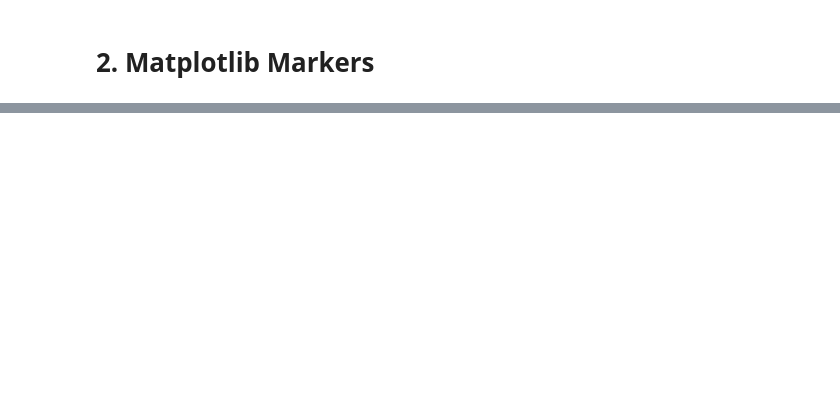
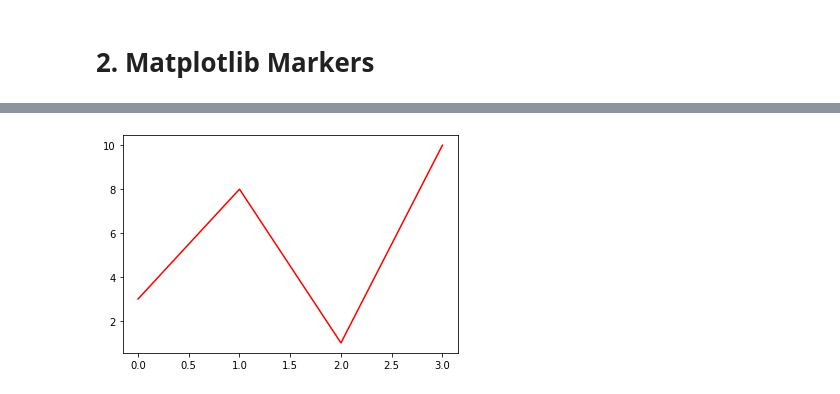
Before and after one commit to Rasel-25/Python, a Jupyter notebook: Matplotlib/matplotlib.ipynb, the cells around one changed output, grey strips where cells are left out. Drawn from its saved outputs; the diff is of its cells as text; code cells hidden in the pictures; blank space fills up the shorter version.

```diff
--- a/Matplotlib/matplotlib.ipynb
+++ b/Matplotlib/matplotlib.ipynb
@@ -77,0 +79,7 @@ plt.show()
+# %%
+# the keyword argument color or the shorter c to set the color of the line:
+ypoints = np.array([3, 8, 1, 10])
+plt.plot(ypoints, color = 'r')
+plt.show()
+# %% [output]
+[figure, added]
```
Also changed, not shown: parts of 17 cells of this notebook.
